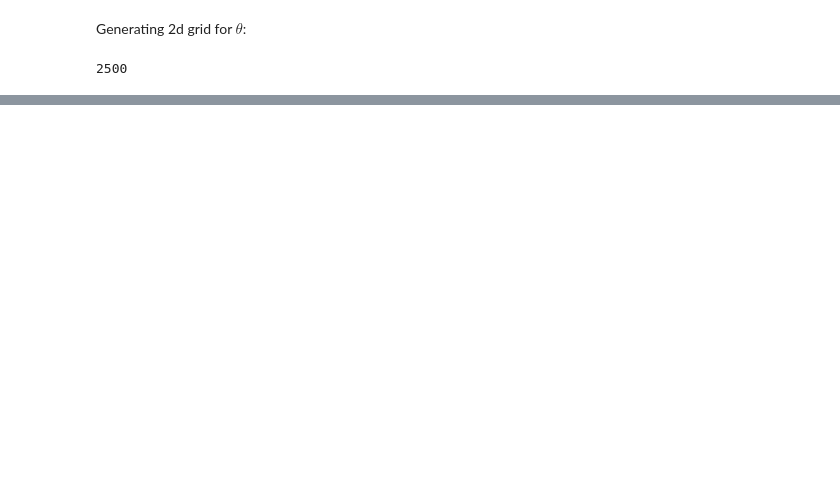
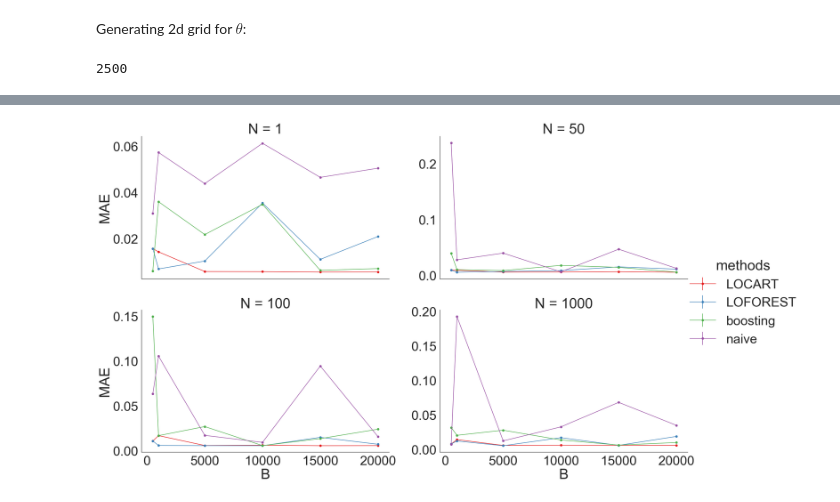
Before and after one commit to Monoxido45/CSI, a Jupyter notebook: experiments/gamma.ipynb, the cells around one changed output, grey strips where cells are left out. Cells and saved outputs as stored; diff of their text form; code cells hidden in the pictures; blank space fills up the shorter version.

Commit message:
add NxB plot

```diff
--- a/experiments/gamma.ipynb
+++ b/experiments/gamma.ipynb
@@ -683,0 +856,8 @@ plt.show()
+# %%
+mae_stats = compute_MAE_N(
+    thetas_grid,
+    N=np.array([1, 50, 100, 1000]),
+    naive_n=500,
+    min_samples_leaf=300,
+    seed=45,
+)
@@ -683,0 +882,22 @@ plt.show()
+# %%
+# | echo: false
+# Create a line plot with error bars
+sns.set(style="white", font_scale=3.5)
+g = sns.FacetGrid(
+    mae_stats,
+    col="N",
+    col_wrap=2,
+    height=8,
+    aspect=1.60,
+    hue="methods",
+    palette="Set1",
+    margin_titles=True,
+    sharey=False,
+)
+g.map(plt.errorbar, "B", "MAE", "se", marker="o", fmt="-o")
+g.add_legend()
+
+# Show the plot
+plt.show()
+# %% [output]
+[figure, added]
```
Also changed, not shown: parts of 5 cells of this notebook.
